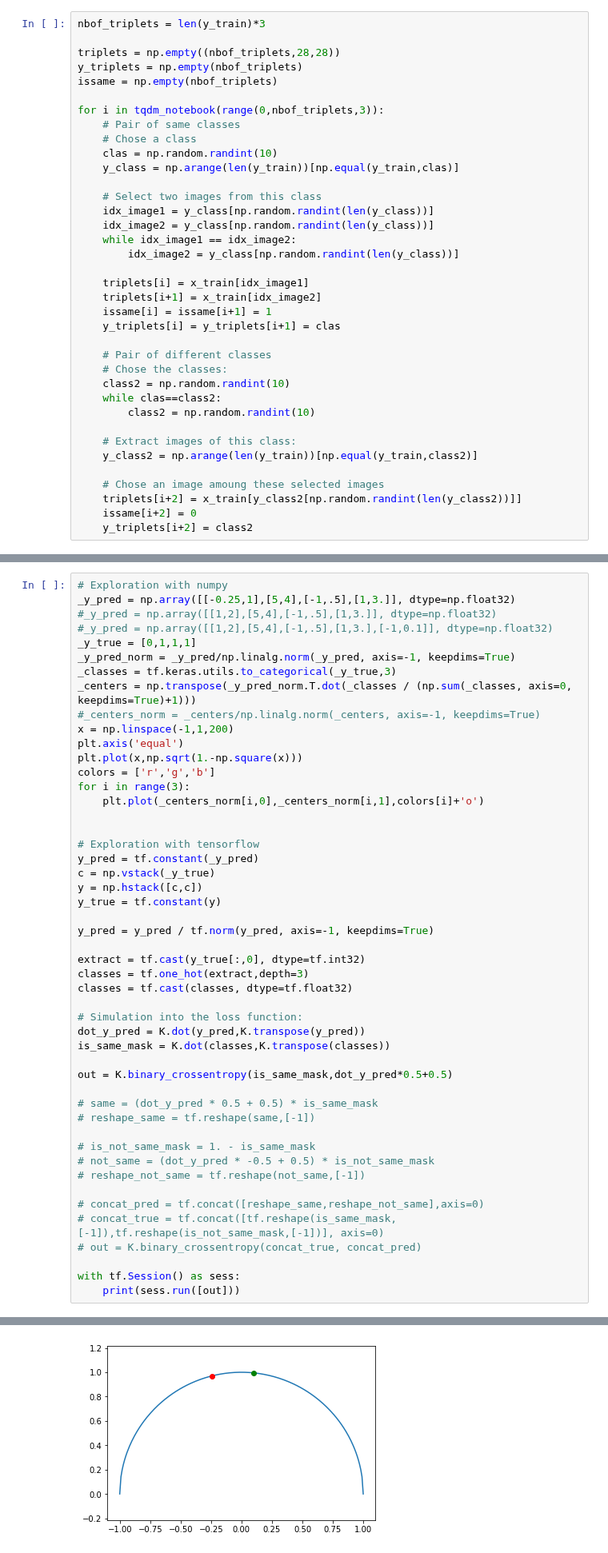
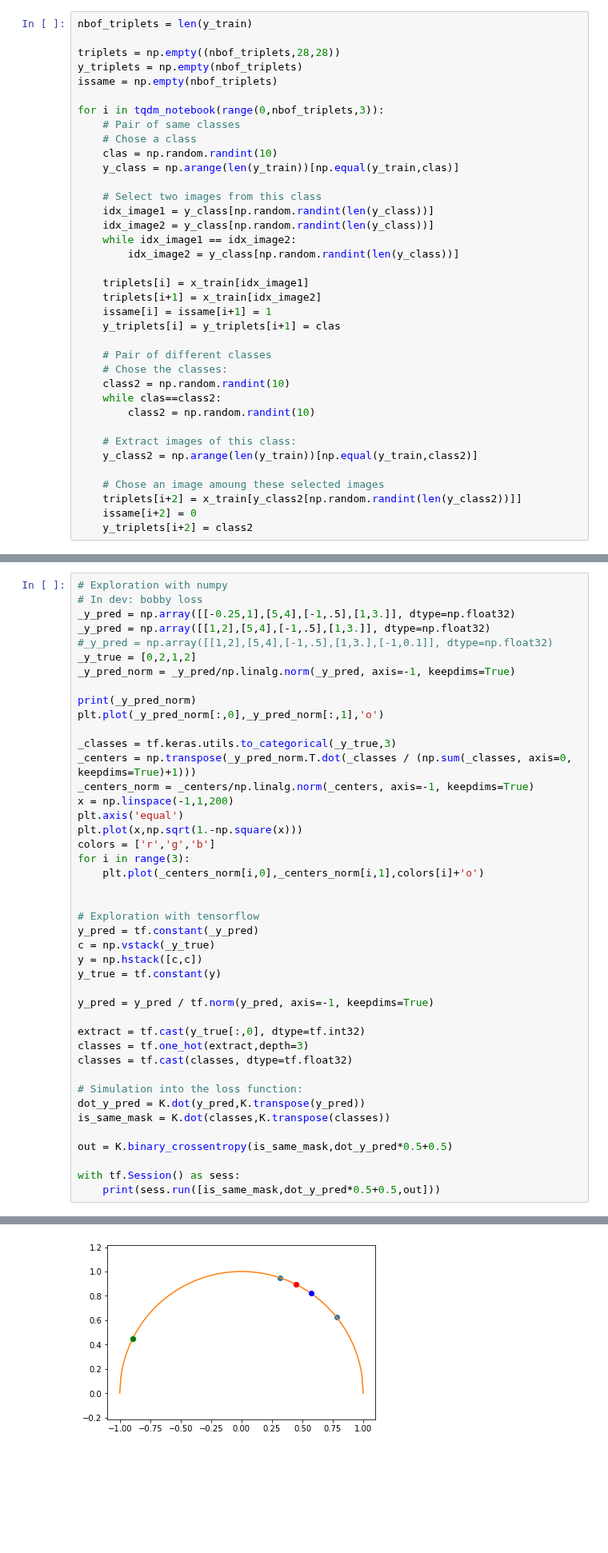
Before and after one commit to GuillaumeMougeot/DogFaceNet, a Jupyter notebook: dogfacenet/dogfacenet-mnist_v2.ipynb, the cells around one changed output, grey strips where cells are left out. Shown at 80% size. Drawn from its saved outputs; the diff is of its cells as text; blank space fills up the shorter version.

```diff
--- a/dogfacenet/dogfacenet-mnist_v2.ipynb
+++ b/dogfacenet/dogfacenet-mnist_v2.ipynb
@@ -88,7 +90,7 @@ for i in tqdm_notebook(range(0,nbof_pairs,2)):
 # %% [markdown]
 Create the triplets
 # %%
-nbof_triplets = len(y_train)*3
+nbof_triplets = len(y_train)
 
 triplets = np.empty((nbof_triplets,28,28))
 y_triplets = np.empty(nbof_triplets)
@@ -188,13 +197,18 @@ array([[0, 0],
 # %%
 # Exploration with numpy
+# In dev: bobby loss
 _y_pred = np.array([[-0.25,1],[5,4],[-1,.5],[1,3.]], dtype=np.float32)
-#_y_pred = np.array([[1,2],[5,4],[-1,.5],[1,3.]], dtype=np.float32)
+_y_pred = np.array([[1,2],[5,4],[-1,.5],[1,3.]], dtype=np.float32)
 #_y_pred = np.array([[1,2],[5,4],[-1,.5],[1,3.],[-1,0.1]], dtype=np.float32)
-_y_true = [0,1,1,1]
+_y_true = [0,2,1,2]
 _y_pred_norm = _y_pred/np.linalg.norm(_y_pred, axis=-1, keepdims=True)
+
+print(_y_pred_norm)
+plt.plot(_y_pred_norm[:,0],_y_pred_norm[:,1],'o')
+
 _classes = tf.keras.utils.to_categorical(_y_true,3)
 _centers = np.transpose(_y_pred_norm.T.dot(_classes / (np.sum(_classes, axis=0, keepdims=True)+1)))
-#_centers_norm = _centers/np.linalg.norm(_centers, axis=-1, keepdims=True)
+_centers_norm = _centers/np.linalg.norm(_centers, axis=-1, keepdims=True)
 x = np.linspace(-1,1,200)
 plt.axis('equal')
 plt.plot(x,np.sqrt(1.-np.square(x)))
@@ -221,17 +235,6 @@ is_same_mask = K.dot(classes,K.transpose(classes))
 
 out = K.binary_crossentropy(is_same_mask,dot_y_pred*0.5+0.5)
 
-# same = (dot_y_pred * 0.5 + 0.5) * is_same_mask
-# reshape_same = tf.reshape(same,[-1])
-
-# is_not_same_mask = 1. - is_same_mask
-# not_same = (dot_y_pred * -0.5 + 0.5) * is_not_same_mask
-# reshape_not_same = tf.reshape(not_same,[-1])
-
-# concat_pred = tf.concat([reshape_same,reshape_not_same],axis=0)
-# concat_true = tf.concat([tf.reshape(is_same_mask,[-1]),tf.reshape(is_not_same_mask,[-1])], axis=0)
-# out = K.binary_crossentropy(concat_true, concat_pred)
-
 with tf.Session() as sess:
-    print(sess.run([out]))
+    print(sess.run([is_same_mask,dot_y_pred*0.5+0.5,out]))
 # %% [output]
@@ -242,4 +255,4 @@ with tf.Session() as sess:
       dtype=float32)]
-[figure, old version]
+[figure, new version]
 # %%
 # Exploration with numpy
```
Also changed, not shown: parts of 26 cells of this notebook.
